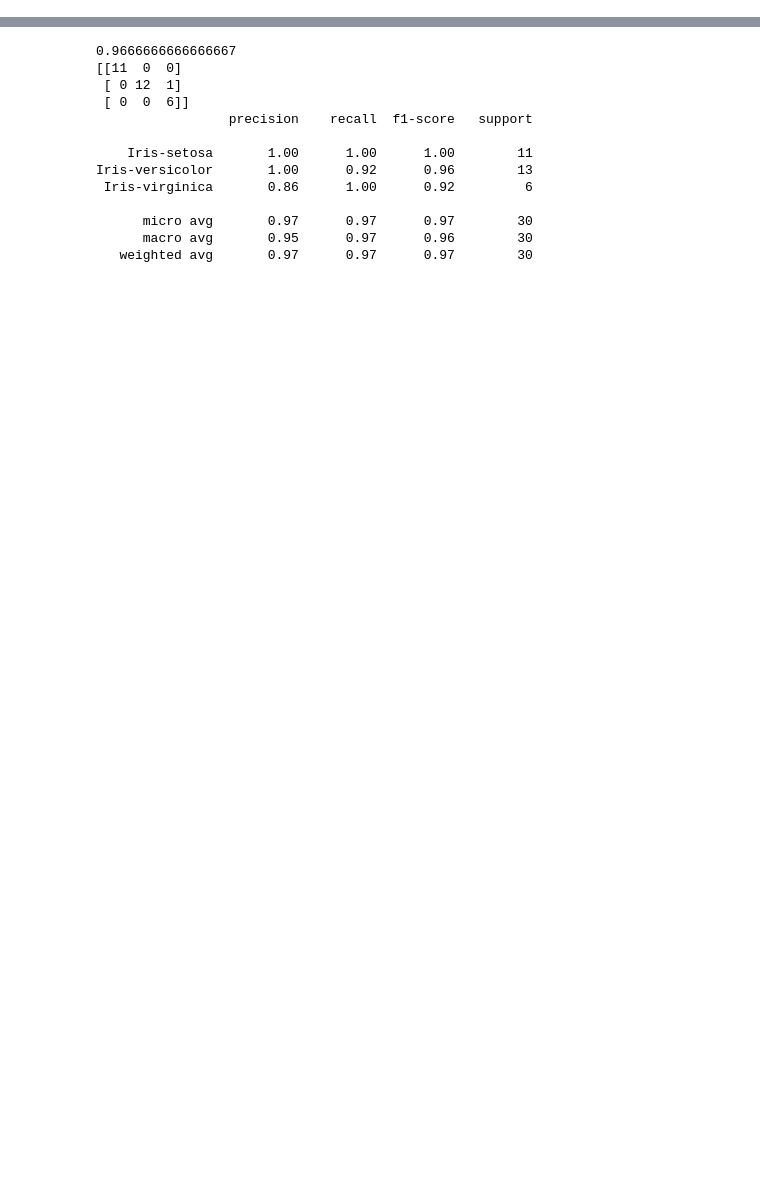
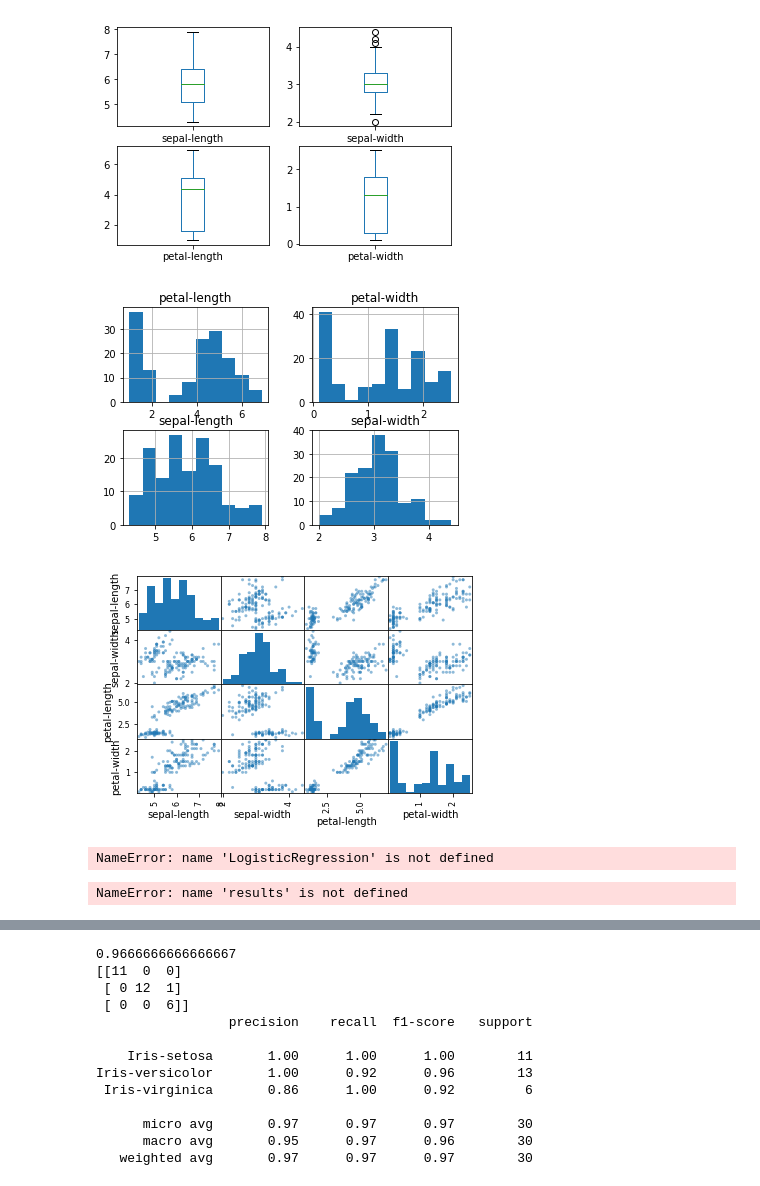
Before and after one commit to AlokKumarSinha21/Data_Prediction, a Jupyter notebook: Data_Prediction.ipynb, the cells around one changed output, grey strips where cells are left out. Cells and saved outputs as stored; diff of their text form; code cells hidden in the pictures; blank space fills up the shorter version.

```diff
--- a/Data_Prediction.ipynb
+++ b/Data_Prediction.ipynb
@@ -0,0 +106,22 @@
+# %%
+# visualize the data
+from pandas import read_csv
+from pandas.plotting import scatter_matrix
+from matplotlib import pyplot
+# Load dataset
+url = "https://raw.githubusercontent.com/jbrownlee/Datasets/master/iris.csv"
+names = ['sepal-length', 'sepal-width', 'petal-length', 'petal-width', 'class']
+dataset = read_csv(url, names=names)
+# box and whisker plots
+dataset.plot(kind='box', subplots=True, layout=(2,2), sharex=False, sharey=False)
+pyplot.show()
+# histograms
+dataset.hist()
+pyplot.show()
+# scatter plot matrix
+scatter_matrix(dataset)
+pyplot.show()
+# %% [output]
+[figure, added]
+[figure, added]
+[figure, added]
@@ -0,0 +134,27 @@
+# %%
+# Spot Check Algorithms
+models = []
+models.append(('LR', LogisticRegression(solver='liblinear', multi_class='ovr')))
+models.append(('LDA', LinearDiscriminantAnalysis()))
+models.append(('KNN', KNeighborsClassifier()))
+models.append(('CART', DecisionTreeClassifier()))
+models.append(('NB', GaussianNB()))
+models.append(('SVM', SVC(gamma='auto')))
+# evaluate each model in turn
+results = []
+names = []
+for name, model in models:
+ kfold = StratifiedKFold(n_splits=10, random_state=1, shuffle=True)
+ cv_results = cross_val_score(model, X_train, Y_train, cv=kfold, scoring='accuracy')
+ results.append(cv_results)
+ names.append(name)
+ print('%s: %f (%f)' % (name, cv_results.mean(), cv_results.std()))
+# %% [output]
+NameError: name 'LogisticRegression' is not defined
+# %%
+# Compare Algorithms
+pyplot.boxplot(results, labels=names)
+pyplot.title('Algorithm Comparison')
+pyplot.show()
+# %% [output]
+NameError: name 'results' is not defined
```
Also changed, not shown: parts of 14 cells of this notebook.
